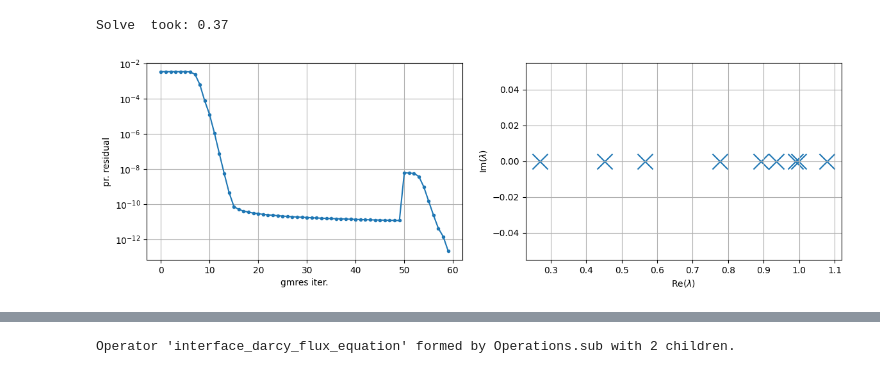
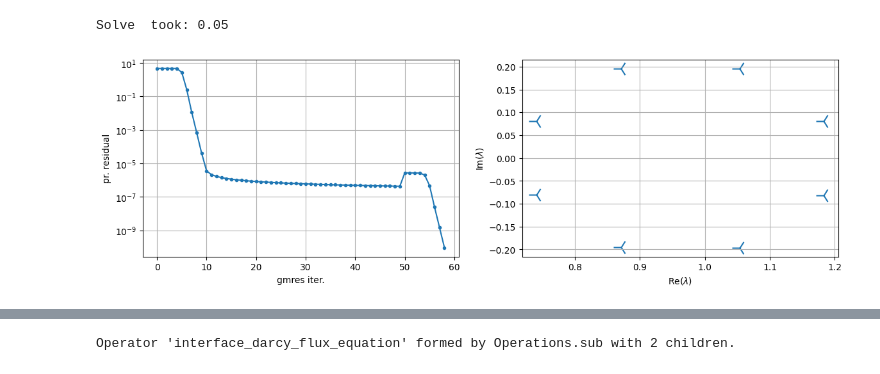
Before and after one commit to pmgbergen/FTHM-Solver, a Jupyter notebook: fpm/fpm_0_results.ipynb, the cells around one changed output, grey strips where cells are left out. Cells and saved outputs as stored; diff of their text form; code cells hidden in the pictures.

```diff
--- a/fpm/fpm_0_results.ipynb
+++ b/fpm/fpm_0_results.ipynb
@@ -5,7 +5,7 @@ from pp_utils import TimeStepStats, LinearSolveStats
 from matplotlib import pyplot as plt
 from plot_utils import *
 
-with open("../stats/fpm_0_sticking.json", "r") as f:
+with open("../stats/fpm_0_tpfa_sliding.json", "r") as f:
     contents = json.load(f)
 
 data = [TimeStepStats.from_json(x) for x in contents]
@@ -44,7 +44,7 @@ def load_matrix_rhs(data: Sequence[TimeStepStats], idx: int):
     rhs = np.load(load_dir / flat_data[idx].rhs_id)
     return mat, rhs
 
-mat, rhs = load_matrix_rhs(data, 0)
+mat, rhs = load_matrix_rhs(data, 1)
 # spy(mat)
 plt.plot(abs(rhs))
 plt.yscale('log')
@@ -55,17 +55,17 @@ import porepy as pp
 import numpy as np
 from mat_utils import *
 from plot_utils import *
-from fpm_0 import make_model
+from fpm_0_tpfa import make_model
 
 model = make_model()
 model.prepare_simulation()
 
-# model.time_manager.increase_time()
-# model.time_manager.increase_time_index()
+model.time_manager.increase_time()
+model.time_manager.increase_time_index()
 model.before_nonlinear_loop()
 model.before_nonlinear_iteration()
 
-# model.assemble_linear_system()
+model.assemble_linear_system()
 
 model._initialize_solver()
 block_matrix = make_block_mat(model, mat)
@@ -74,11 +74,13 @@ var_blocks = model.make_variables_indices()
 
 model.linear_system = mat, rhs
 
+rhs_permuted = model.permutation @ rhs
+
 reordered_mat, preconditioner = model._prepare_solver()
 # %%
-solve_petsc(reordered_mat, preconditioner, rhs=rhs)
+solve_petsc(reordered_mat, preconditioner, rhs=rhs_permuted)
 # %% [output]
-Solve  took: 0.37
+Solve  took: 0.05
-[figure, old version]
+[figure, new version]
 # %%
 Omega_amg = preconditioner.Omega_inv
```
Also changed, not shown: parts of 16 cells of this notebook, 10 other files.
